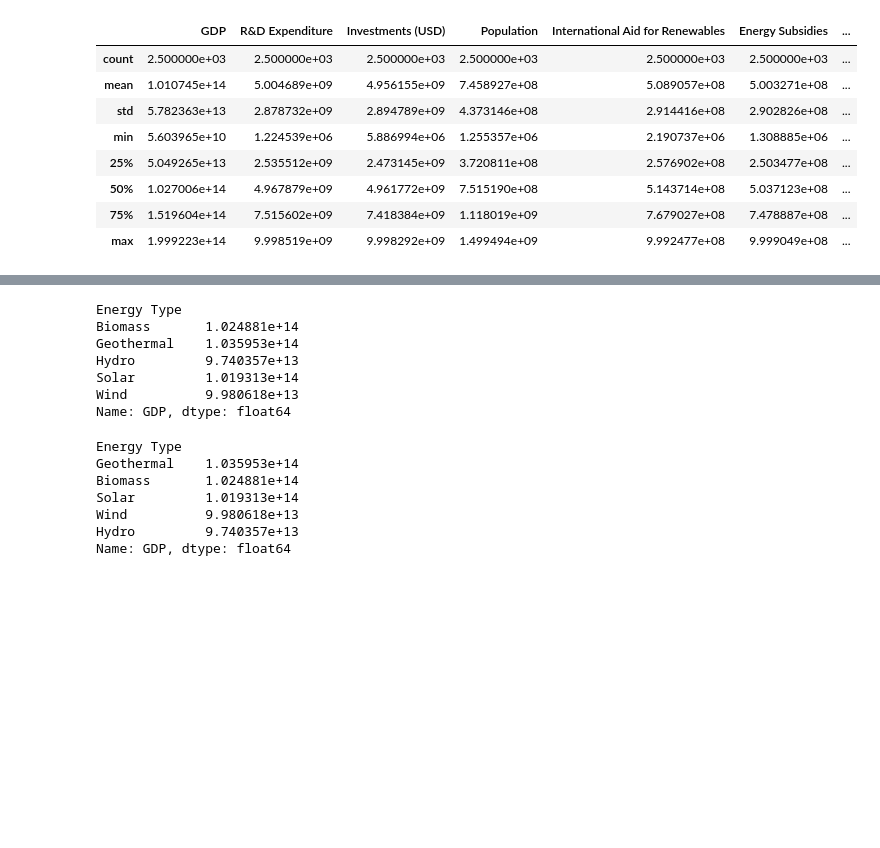
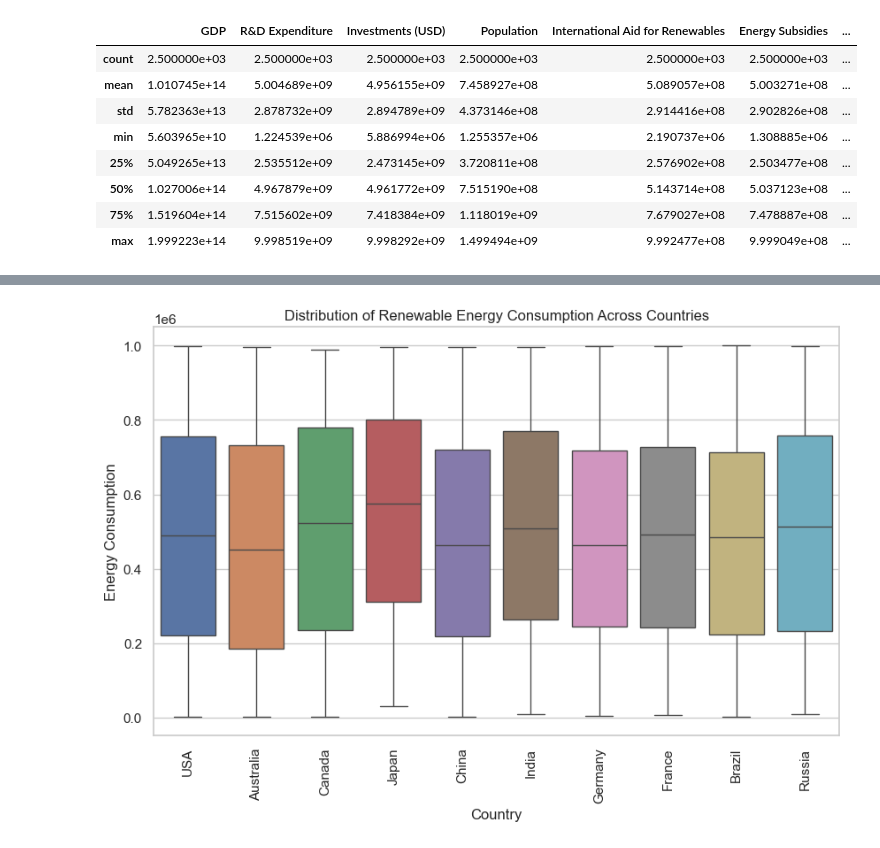
Before and after one commit to arnelimperial/greenergy, a Jupyter notebook: eda.ipynb, the cells around one changed output, grey strips where cells are left out. Saved outputs shown, nothing was run; the diff lists cells and outputs as text; code cells hidden in the pictures; blank space fills up the shorter version.

```diff
--- a/eda.ipynb
+++ b/eda.ipynb
@@ -26,6 +26,6 @@ sns.set(style='whitegrid')
 <h2>Load dataset from csv</h2>
 # %%
 # load csv
-df = pd.read_csv('complete_renewable_energy_dataset 2.csv')
+original_df = pd.read_csv('complete_renewable_energy_dataset 2.csv')
 # %%
 # Get the first few rows of the data
@@ -81,0 +65,3 @@ memory usage: 1.1+ MB
+# %%
+original_df = original_df.drop_duplicates()
+# original_df
@@ -243,20 +168,8 @@ country_sales = df.groupby('Energy Type')['GDP'].mean()
-# %%
-country_sales
-# %% [output]
-Energy Type
-Biomass       1.024881e+14
-Geothermal    1.035953e+14
-Hydro         9.740357e+13
-Solar         1.019313e+14
-Wind          9.980618e+13
-Name: GDP, dtype: float64
-# %%
-country_sales.sort_values(ascending=False)
-# %% [output]
-Energy Type
-Geothermal    1.035953e+14
-Biomass       1.024881e+14
-Solar         1.019313e+14
-Wind          9.980618e+13
-Hydro         9.740357e+13
-Name: GDP, dtype: float64
+# %%
+plt.figure(figsize=(10,6))
+sns.boxplot(x='Country', y='Energy Consumption', data=original_df, hue='Country')
+plt.xticks(rotation=90)
+plt.title('Distribution of Renewable Energy Consumption Across Countries')
+plt.show()
+# %% [output]
+[figure, added]
```
Also changed, not shown: parts of 34 cells of this notebook.
